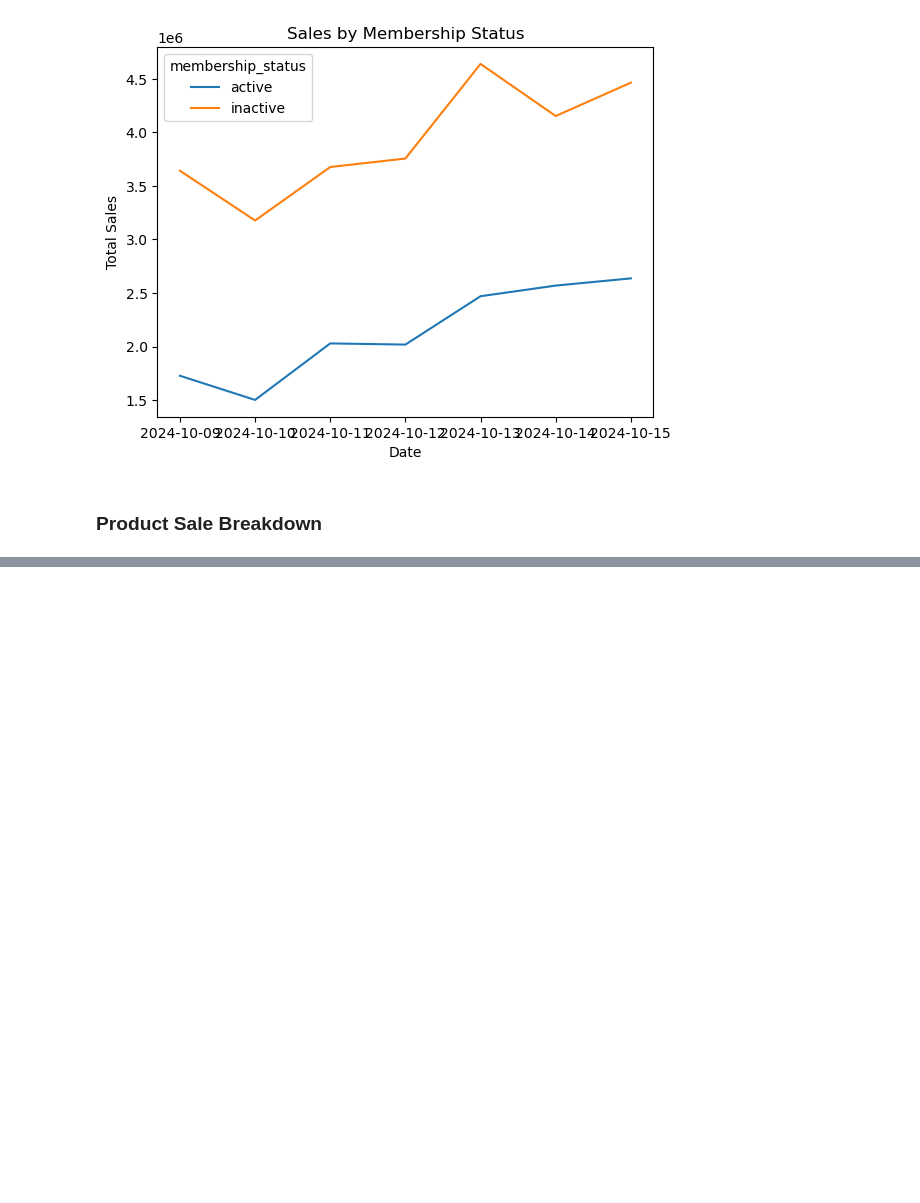
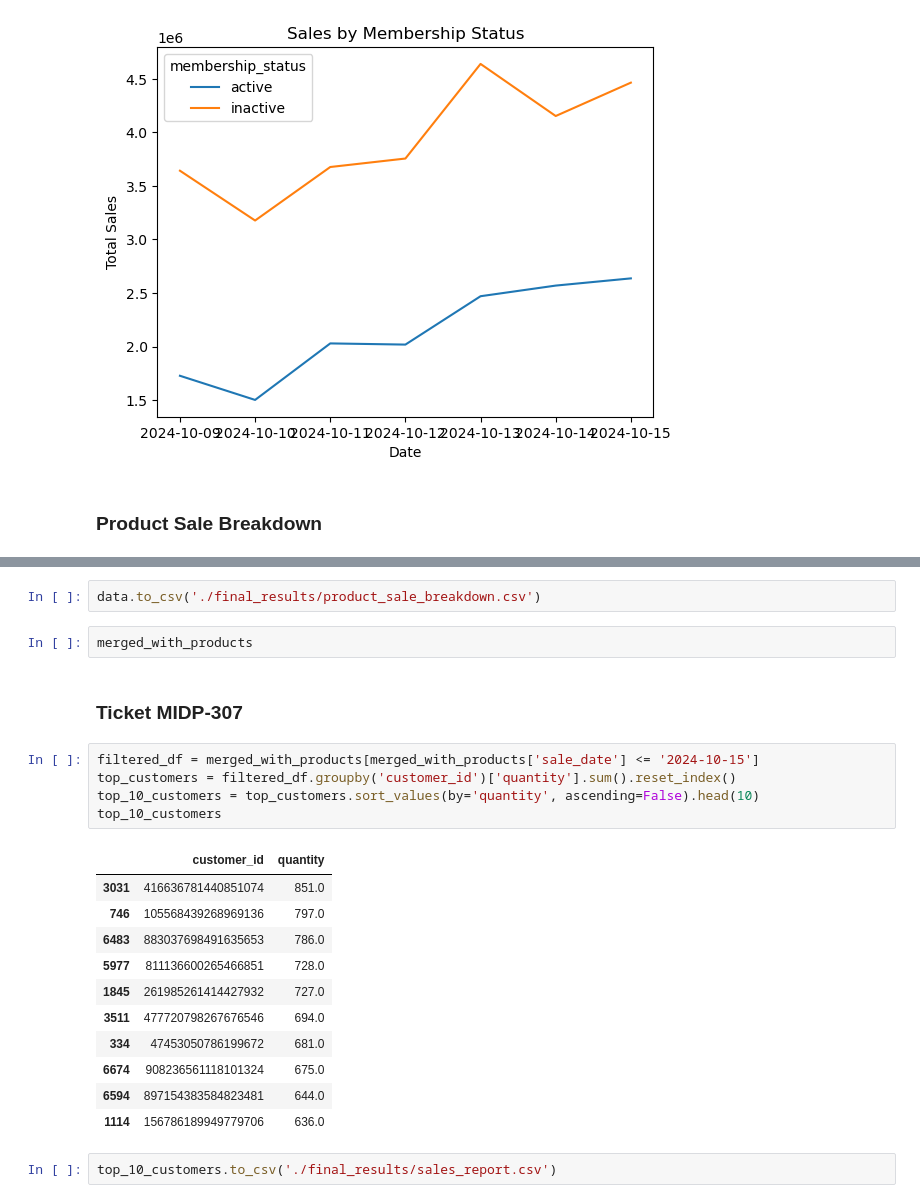
Before and after one commit to dasAvijit/4d-python-assessment_solution, a Jupyter notebook: workbook.ipynb, the cells around one changed output, grey strips where cells are left out. Saved outputs shown, nothing was run; the diff lists cells and outputs as text; blank space fills up the shorter version.

Commit message:
Ticket MIDP-307 resolution

```diff
--- a/workbook.ipynb
+++ b/workbook.ipynb
@@ -103,0 +120,25 @@ data.to_csv('./final_results/product_sale_breakdown.csv')
+# %%
+data.to_csv('./final_results/product_sale_breakdown.csv')
+# %%
+merged_with_products
+# %% [markdown]
+### Ticket MIDP-307
+# %%
+filtered_df = merged_with_products[merged_with_products['sale_date'] <= '2024-10-15']
+top_customers = filtered_df.groupby('customer_id')['quantity'].sum().reset_index()
+top_10_customers = top_customers.sort_values(by='quantity', ascending=False).head(10)
+top_10_customers
+# %% [output]
+|  | customer_id | quantity |
+| 3031 | 416636781440851074 | 851.0 |
+| 746 | 105568439268969136 | 797.0 |
+| 6483 | 883037698491635653 | 786.0 |
+| 5977 | 811136600265466851 | 728.0 |
+| 1845 | 261985261414427932 | 727.0 |
+| 3511 | 477720798267676546 | 694.0 |
+| 334 | 47453050786199672 | 681.0 |
+| 6674 | 908236561118101324 | 675.0 |
+| 6594 | 897154383584823481 | 644.0 |
+| 1114 | 156786189949779706 | 636.0 |
+# %%
+top_10_customers.to_csv('./final_results/sales_report.csv')
```
Also changed, not shown: parts of 4 cells of this notebook, 2 other files.
